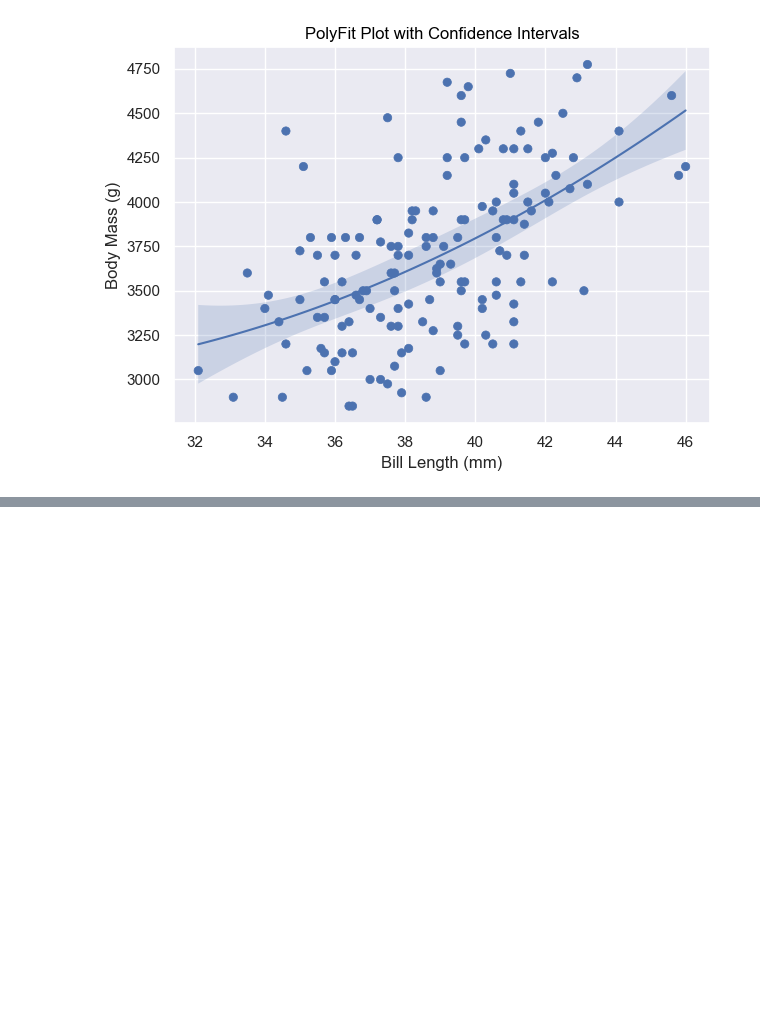
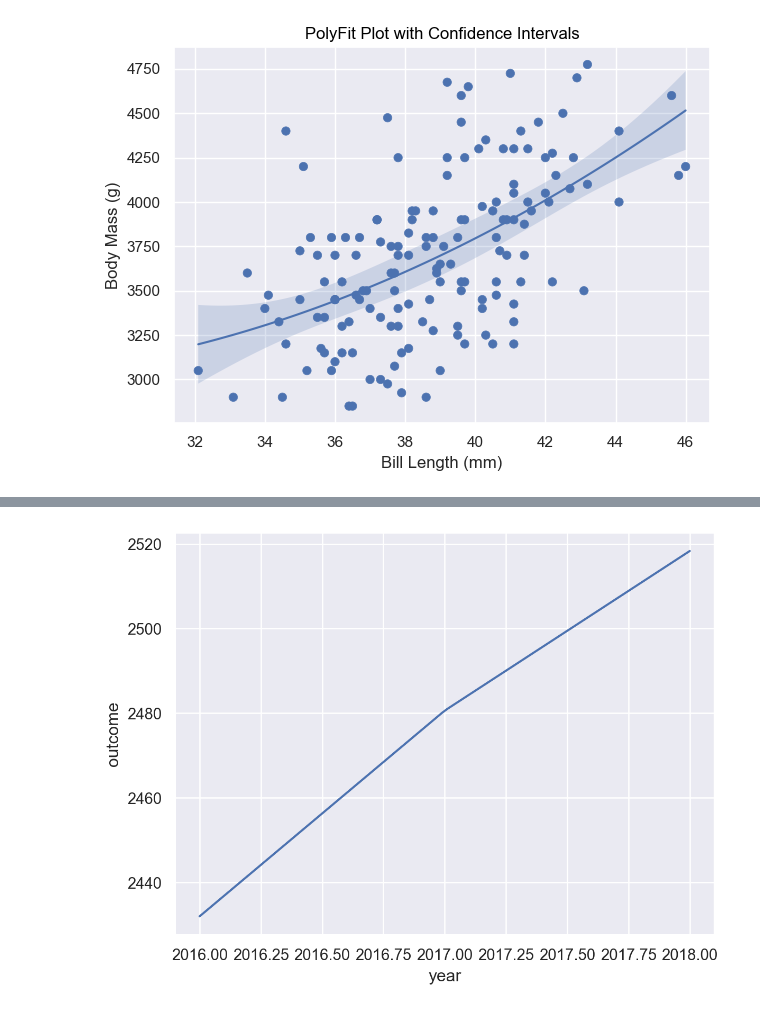
Before and after one commit to Ofosu-Osei/seaborn_objects_recipes, a Jupyter notebook: docs/tutorial/recipes_tut.ipynb, the cells around one changed output, grey strips where cells are left out. Saved outputs shown, nothing was run; the diff lists cells and outputs as text; code cells hidden in the pictures; blank space fills up the shorter version.

```diff
--- a/docs/tutorial/recipes_tut.ipynb
+++ b/docs/tutorial/recipes_tut.ipynb
@@ -164,0 +247,12 @@ plot.show()
+# %%
+df = pd.read_csv("example_data.csv")
+
+(
+    so.Plot(df, x="year", y="outcome")
+    .add(
+        so.Line(),
+        lowess := sor.Lowess(frac=0.7),
+    )
+)
+# %% [output]
+[figure, added]
```
Also changed, not shown: parts of 2 cells of this notebook, 4 other files.
